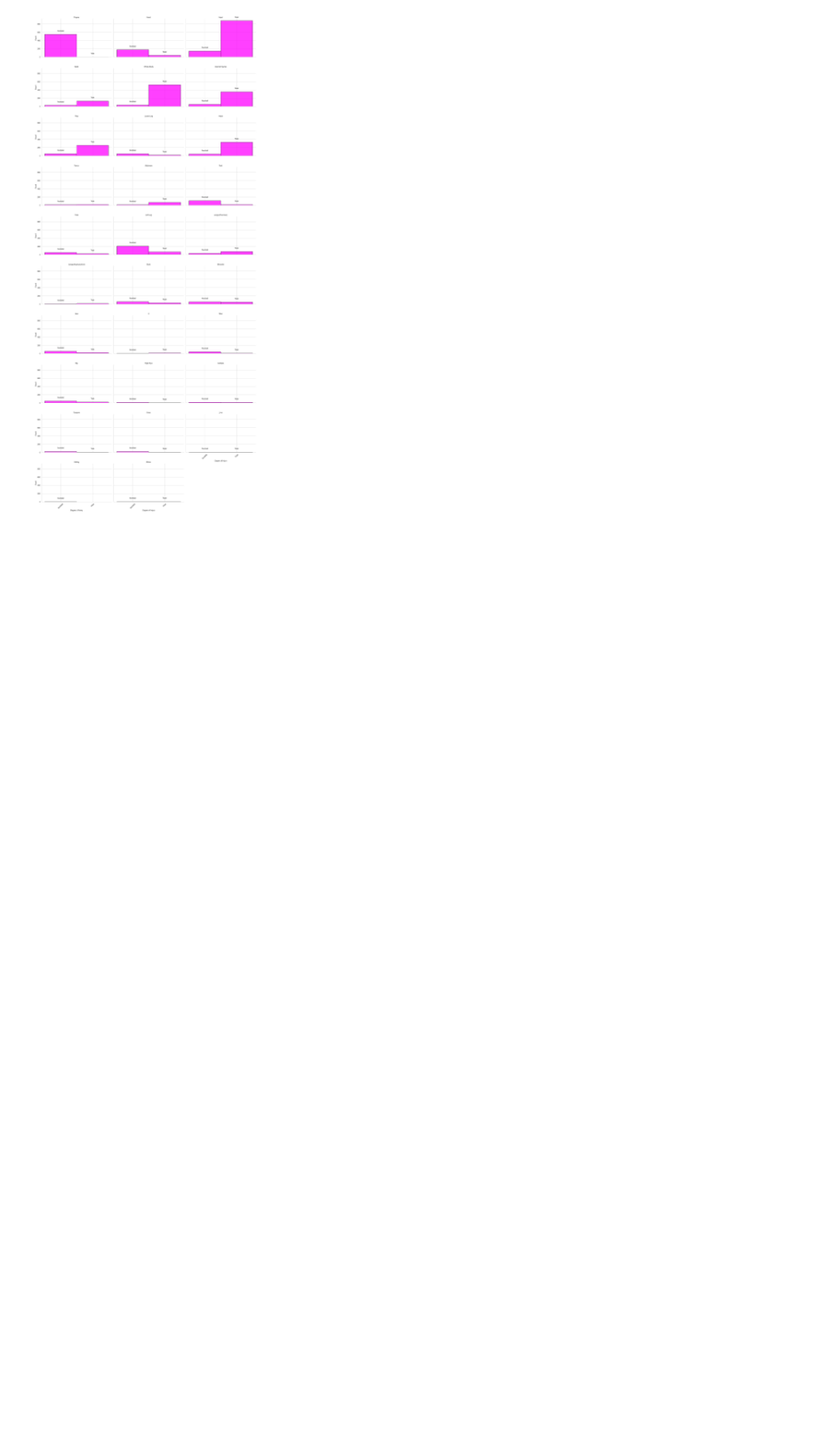
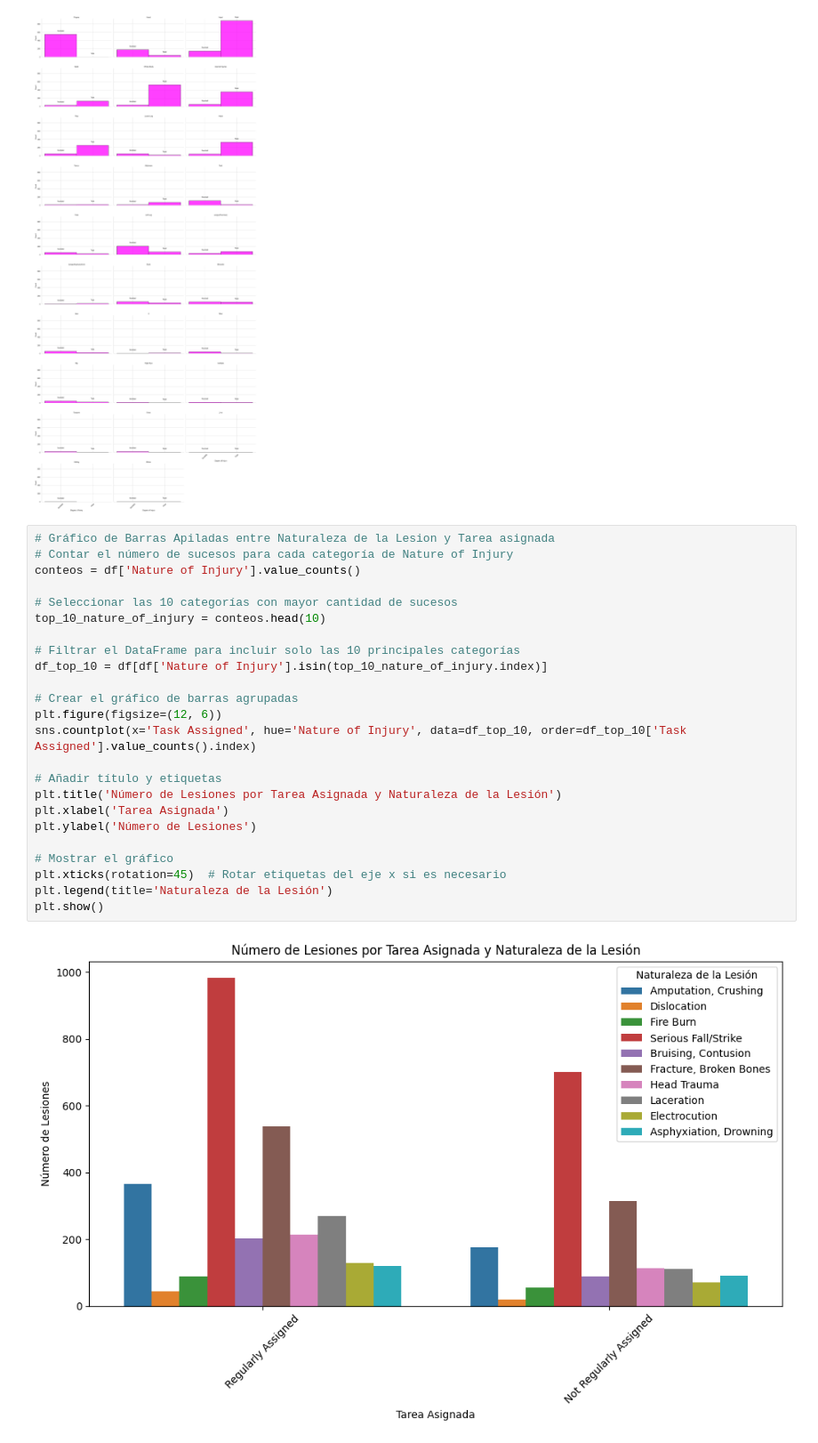
Before and after one commit to FernandoMurray1985/DataScience, a Jupyter notebook: VisualizacionMurray.ipynb, the cells around one changed output. Shown at 89% size. Cells and saved outputs as stored; diff of their text form; blank space fills up the shorter version.

Commit message:
Correciones
Modifique la entrega, cambie el grafico de correlaciones por el graficos de barras apiladas en Seaborn

```diff
--- a/VisualizacionMurray.ipynb
+++ b/VisualizacionMurray.ipynb
@@ -231,3 +210,29 @@ plt.tight_layout()
 plt.show()
 # %% [output]
 [figure]
+# %%
+# Gráfico de Barras Apiladas entre Naturaleza de la Lesion y Tarea asignada
+# Contar el número de sucesos para cada categoría de Nature of Injury
+conteos = df['Nature of Injury'].value_counts()
+
+# Seleccionar las 10 categorías con mayor cantidad de sucesos
+top_10_nature_of_injury = conteos.head(10)
+
+# Filtrar el DataFrame para incluir solo las 10 principales categorías
+df_top_10 = df[df['Nature of Injury'].isin(top_10_nature_of_injury.index)]
+
+# Crear el gráfico de barras agrupadas
+plt.figure(figsize=(12, 6))
+sns.countplot(x='Task Assigned', hue='Nature of Injury', data=df_top_10, order=df_top_10['Task Assigned'].value_counts().index)
+
+# Añadir título y etiquetas
+plt.title('Número de Lesiones por Tarea Asignada y Naturaleza de la Lesión')
+plt.xlabel('Tarea Asignada')
+plt.ylabel('Número de Lesiones')
+
+# Mostrar el gráfico
+plt.xticks(rotation=45)  # Rotar etiquetas del eje x si es necesario
+plt.legend(title='Naturaleza de la Lesión')
+plt.show()
+# %% [output]
+[figure, added]
```
Also changed, not shown: parts of 1 cell of this notebook.
